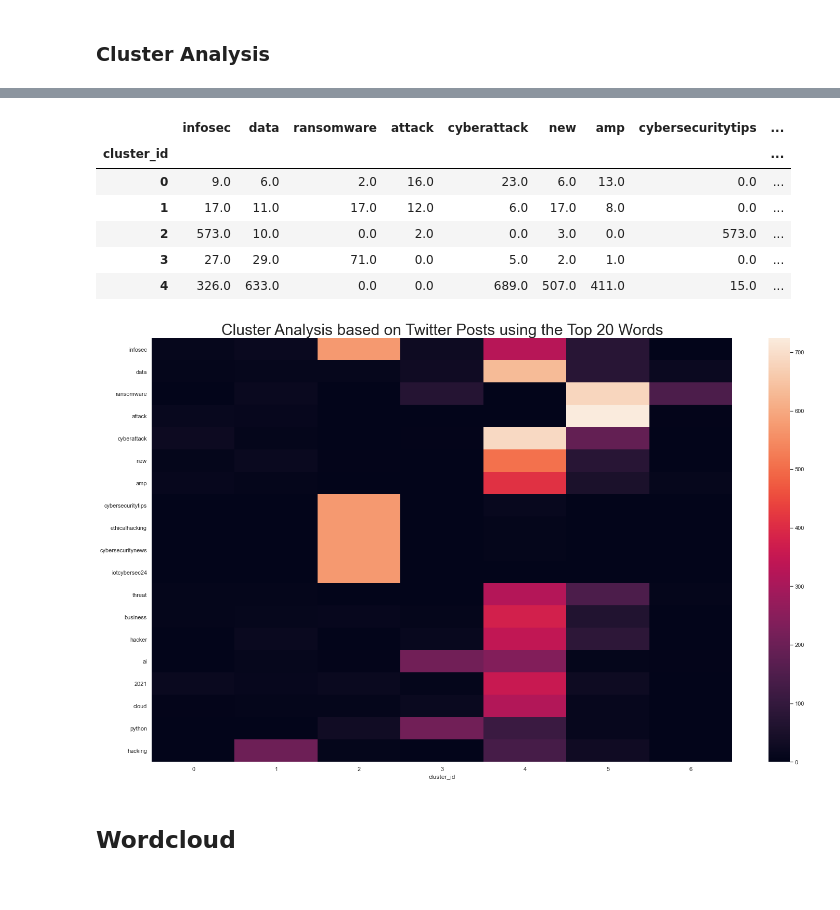
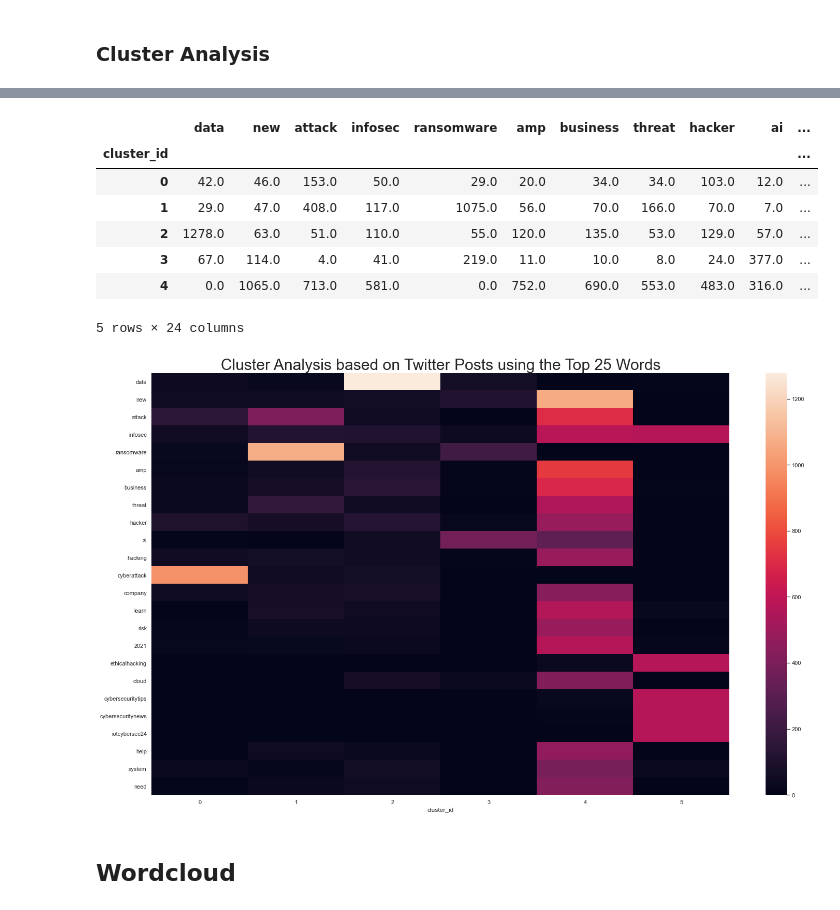
Before and after one commit to sofiapiedrahita/CyberCollective, a Jupyter notebook: Cyber Security Tweets - elyse.ipynb, the cells around one changed output, grey strips where cells are left out. Saved outputs shown, nothing was run; the diff lists cells and outputs as text; code cells hidden in the pictures.

```diff
--- a/Cyber Security Tweets - elyse.ipynb
+++ b/Cyber Security Tweets - elyse.ipynb
@@ -130,7 +145,7 @@ len(data.user_id.unique()) # number of unique individuals
 # %%
 df = data[["text", "is_quote", "is_retweet", "retweet_count", "hashtags", "followers_count"]]
 # %%
-text = df[["text"]][:10000] # using subset for now so it will run faster
+text = df[["text"]] # using subset for now so it will run faster
 pd.set_option('display.max_colwidth', -1)
 text.head()
 # %% [output]
@@ -275,7 +292,7 @@ ax.legend();
 # %% [markdown]
 ### Cluster Analysis
 # %%
-estimator_kmeans = KMeans(random_state=42, n_clusters=7) # making it 7 now to see what happens
+estimator_kmeans = KMeans(random_state=42, n_clusters=6) # making it 6 now to see what happens
 
 estimator_kmeans.fit(text_vec)
 # %% [output]
@@ -306,41 +323,22 @@ text_clusters.head()
 # %%
-text_clusters_20 = text_clusters[['infosec',
- 'data',
- 'ransomware',
- 'attack',
- 'cyberattack',
- 'new',
- 'amp',
- 'cybersecuritytips',
- 'ethicalhacking',
- 'cybersecuritynews',
- 'iotcybersec24',
- 'threat',
- 'business',
- 'hacker',
- 'ai',
- '2021',
- 'cloud',
- 'python',
- 'hacking']
-]
-
+text_clusters_20 = text_clusters[['data', 'new', 'attack', 'infosec', 'ransomware', 'amp', 'business', 'threat', 'hacker', 'ai', 'hacking', 'cyberattack', 'company', 'learn', 'risk', '2021', 'ethicalhacking', 'cloud', 'cybersecuritytips', 'cybersecuritynews', 'iotcybersec24', 'help', 'system', 'need']]
 text_clusters_20.head() # only focusing on top 20 post popular words ('u' not in data frame oddly)
 # %% [output]
-|  | infosec | data | ransomware | attack | cyberattack | new | amp | cybersecuritytips | ... |
-| cluster_id |  |  |  |  |  |  |  |  | ... |
-| 0 | 9.0 | 6.0 | 2.0 | 16.0 | 23.0 | 6.0 | 13.0 | 0.0 | ... |
-| 1 | 17.0 | 11.0 | 17.0 | 12.0 | 6.0 | 17.0 | 8.0 | 0.0 | ... |
-| 2 | 573.0 | 10.0 | 0.0 | 2.0 | 0.0 | 3.0 | 0.0 | 573.0 | ... |
-| 3 | 27.0 | 29.0 | 71.0 | 0.0 | 5.0 | 2.0 | 1.0 | 0.0 | ... |
-| 4 | 326.0 | 633.0 | 0.0 | 0.0 | 689.0 | 507.0 | 411.0 | 15.0 | ... |
+|  | data | new | attack | infosec | ransomware | amp | business | threat | hacker | ai | ... |
+| cluster_id |  |  |  |  |  |  |  |  |  |  | ... |
+| 0 | 42.0 | 46.0 | 153.0 | 50.0 | 29.0 | 20.0 | 34.0 | 34.0 | 103.0 | 12.0 | ... |
+| 1 | 29.0 | 47.0 | 408.0 | 117.0 | 1075.0 | 56.0 | 70.0 | 166.0 | 70.0 | 7.0 | ... |
+| 2 | 1278.0 | 63.0 | 51.0 | 110.0 | 55.0 | 120.0 | 135.0 | 53.0 | 129.0 | 57.0 | ... |
+| 3 | 67.0 | 114.0 | 4.0 | 41.0 | 219.0 | 11.0 | 10.0 | 8.0 | 24.0 | 377.0 | ... |
+| 4 | 0.0 | 1065.0 | 713.0 | 581.0 | 0.0 | 752.0 | 690.0 | 553.0 | 483.0 | 316.0 | ... |
+5 rows × 24 columns
 # %%
 fig, ax = plt.subplots(figsize=(25,15))
 sns.heatmap(text_clusters_20.transpose(), annot=False)
-plt.title("Cluster Analysis based on Twitter Posts using the Top 20 Words", size = 30);
+plt.title("Cluster Analysis based on Twitter Posts using the Top 25 Words", size = 30);
 # Look for rows with a lot of variation to see defining features
 # %% [output]
-[figure, old version]
+[figure, new version]
 # %% [markdown]
 ## Wordcloud
 # %%
```
Also changed, not shown: parts of 19 cells of this notebook.
